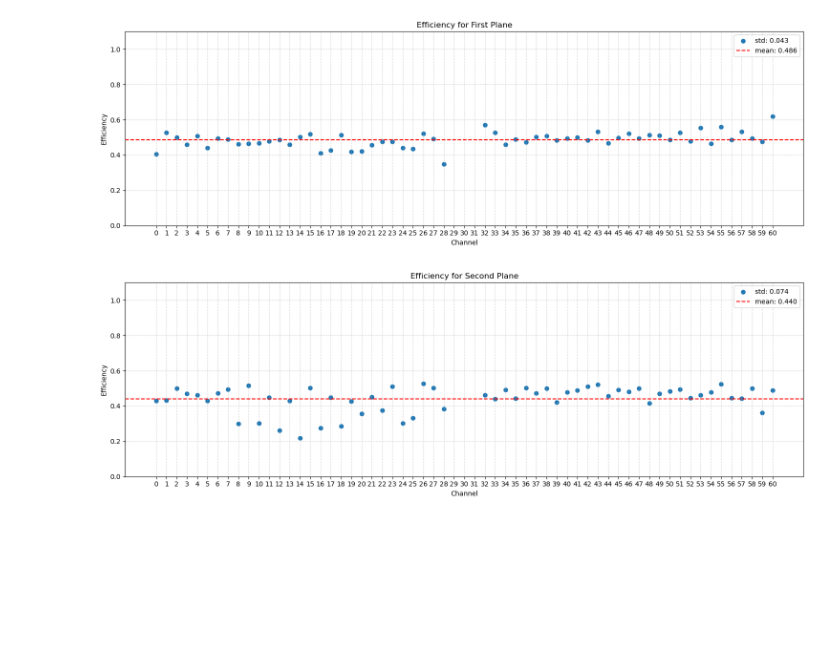
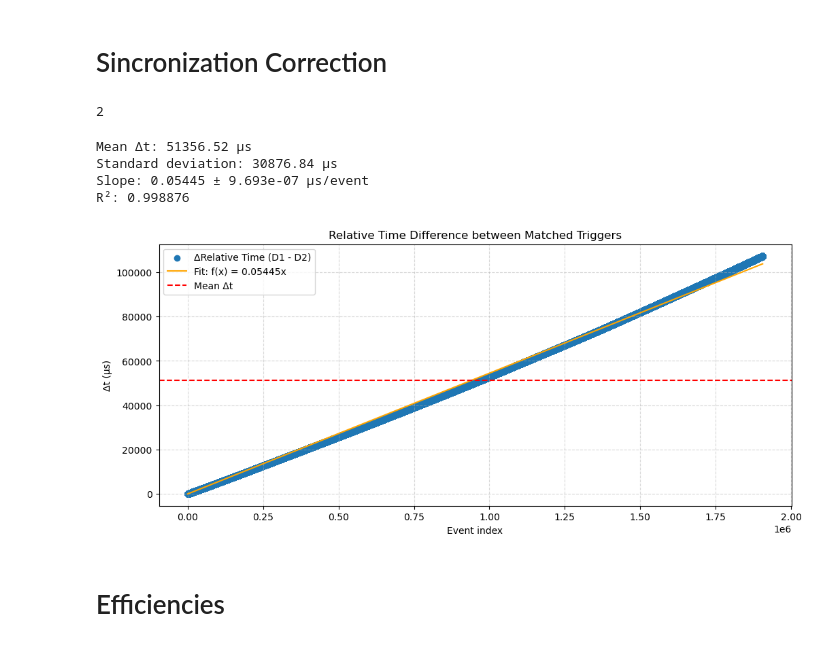
Before and after one commit to QuantumCode4/Thesis, a Jupyter notebook: Code_Efficiency/Efficiency_Code.ipynb, the cells around one changed output. Drawn from its saved outputs; the diff is of its cells as text; code cells hidden in the pictures; blank space fills up the shorter version.

```diff
--- a/Code_Efficiency/Efficiency_Code.ipynb
+++ b/Code_Efficiency/Efficiency_Code.ipynb
@@ -174,0 +413,4 @@ df2 = pd.read_parquet("data/Toma_datos_1h_lider.parquet", engine='pyarrow')
+# %%
+hg_threshold = 1000
+triggers_D1 = load_triggers(df1, hg_threshold)
+triggers_D2 = load_triggers(df2, hg_threshold)
@@ -175,3 +467,24 @@ df2 = pd.read_parquet("data/Toma_datos_1h_lider.parquet", engine='pyarrow')
+# %% [markdown]
+# Sincronization Correction
+# %%
+len(triggers_D2)-len(triggers_D1)
+# %% [output]
+2
+# %%
+indexes = [322324, 755791]
+#indexes = [2648,32225,32662]
+
+triggers_D2 = [trigger for i, trigger in enumerate(triggers_D2) if i not in indexes]
+# %%
+dif = coincidences_verification(list(zip(triggers_D1, triggers_D2)))
+# %% [output]
+Mean Δt: 51356.52 µs
+Standard deviation: 30876.84 µs
+Slope: 0.05445 ± 9.693e-07 µs/event
+R²: 0.998876
+[figure, added]
+# %% [markdown]
+# Efficiencies
 # %%
 X_D1 = list(range(0, 29))
 Y_D1 = list(range(32, 61))
@@ -189,12 +493,0 @@ effs, C_muonsi, C_muons_plusi = calculate_efficiency_vertical(
-# %%
-eff = {**effs[0], **effs[1]}
-
-plot_efficiency_vs_channel(eff, title="Efficiency for First Plane")
-# %% [output]
-[figure, removed]
-# %%
-eff = {**effs[2], **effs[3]}
-
-plot_efficiency_vs_channel(eff, title="Efficiency for Second Plane")
-# %% [output]
-[figure, removed]
```
Also changed, not shown: parts of 29 cells of this notebook, 1 other file.
